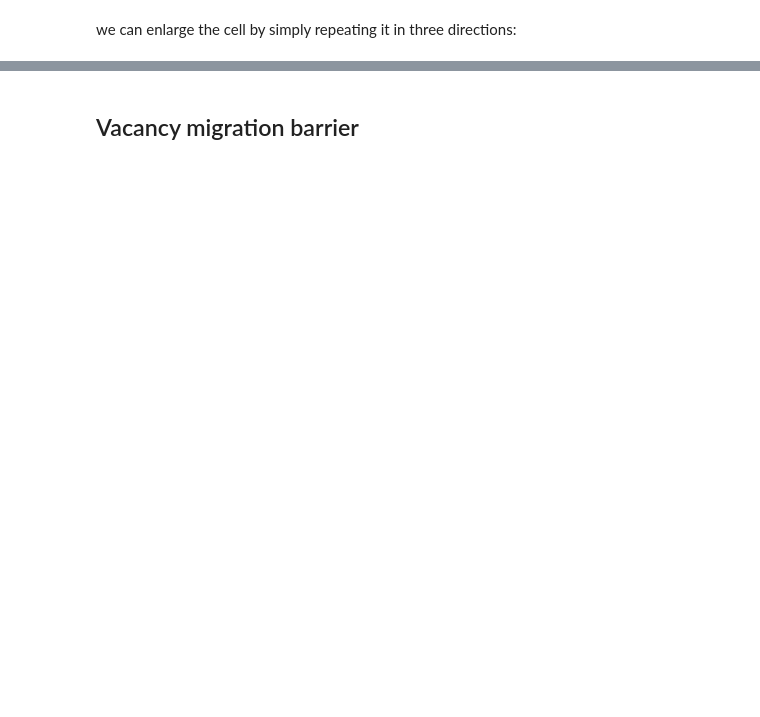
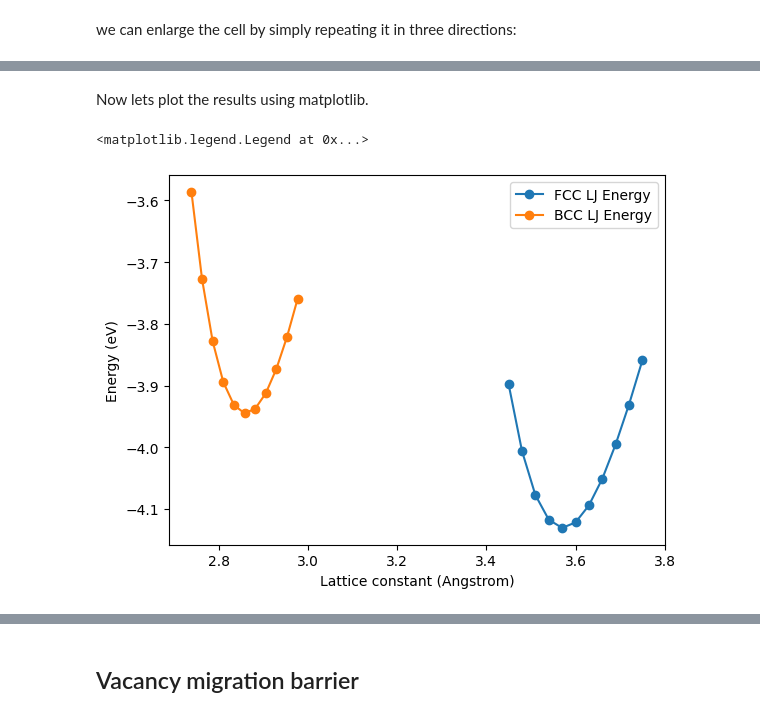
Before and after one commit to pgrigorev/ModMatEcole, a Jupyter notebook: tutorials/T1_1_python_ecosystem.ipynb, the cells around one changed output, grey strips where cells are left out. Cells and saved outputs as stored; diff of their text form; code cells hidden in the pictures; blank space fills up the shorter version.

```diff
--- a/tutorials/T1_1_python_ecosystem.ipynb
+++ b/tutorials/T1_1_python_ecosystem.ipynb
@@ -110,0 +145,8 @@ Lattice constant: 3.5722 Å
+# %%
+def equation_of_state(lattice, lattice_constants, calculator, symbol='Fe'):
+    energies = []
+    for a in lattice_constants:
+        atoms = lattice(symbol, latticeconstant=a)
+        atoms.calc = calculator
+        energies.append(atoms.get_potential_energy() / len(atoms))
+    return energies
@@ -110,0 +155,16 @@ Lattice constant: 3.5722 Å
+# %%
+bcc_lattice_constants = lattice_constants / 2 ** (1 / 3)
+bcc_energies = equation_of_state(BodyCenteredCubic, bcc_lattice_constants, LJ_calc)
+# %% [markdown]
+Now lets plot the results using matplotlib.
+# %%
+fig, ax = plt.subplots()
+
+ax.plot(lattice_constants, fcc_energies, "-o", label='FCC LJ Energy')
+ax.plot(bcc_lattice_constants, bcc_energies, "-o", label='BCC LJ Energy')
+ax.set_xlabel('Lattice constant (Angstrom)')
+ax.set_ylabel('Energy (eV)')
+ax.legend()
+# %% [output]
+<matplotlib.legend.Legend at 0x...>
+[figure, added]
```
Also changed, not shown: parts of 69 cells of this notebook.
